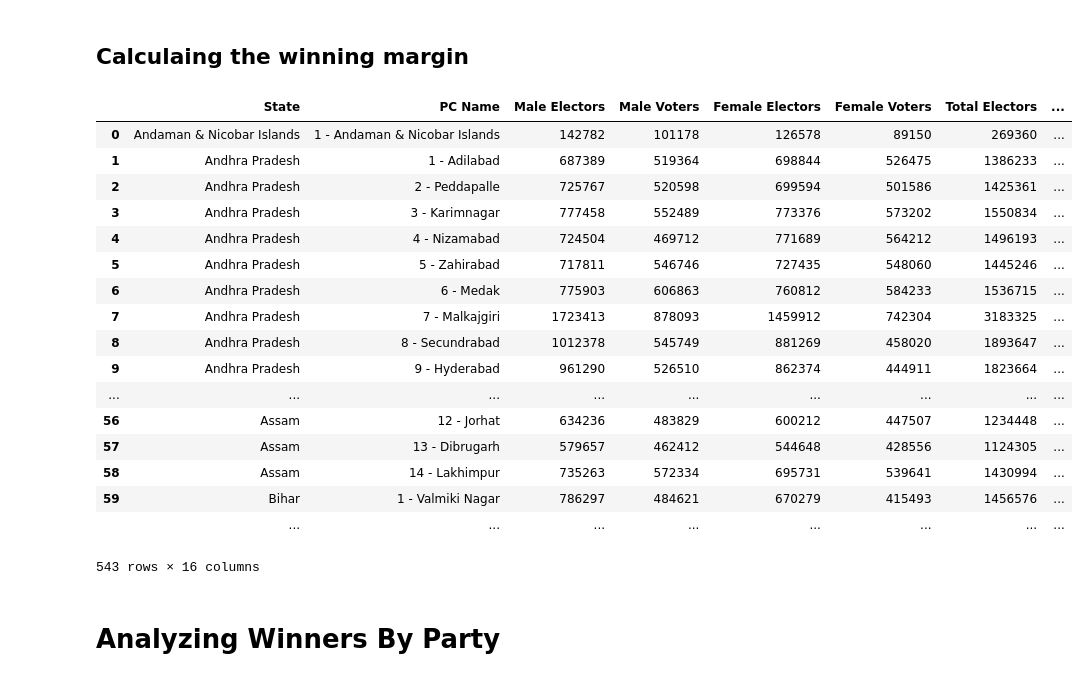
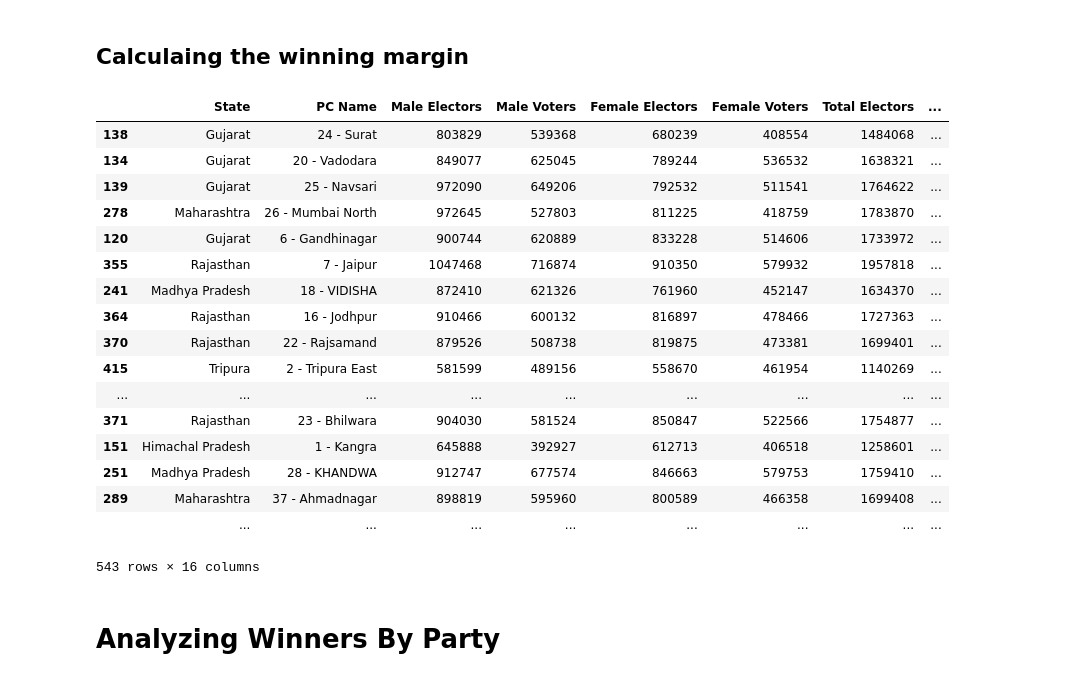
Before and after one commit to TwistedHardware/mltutorial, a Jupyter notebook: notebooks/IPython-Tutorial/Indian General Elections 2014.ipynb, the cells around one changed output. Drawn from its saved outputs; the diff is of its cells as text; code cells hidden in the pictures.

```diff
--- a/notebooks/IPython-Tutorial/Indian General Elections 2014.ipynb
+++ b/notebooks/IPython-Tutorial/Indian General Elections 2014.ipynb
@@ -275,12 +276,3 @@ winners
 543 rows × 7 columns
 # %% [markdown]
 ## Loading the results to the origianl Data Frame
-# %%
-csv_data["Candidate Name"] = winners["Candidate Name"].values
-csv_data["Party Abbreviation"] = winners["Party Abbreviation"].values
-csv_data["Party Name"] = winners["Party Name"].values
-csv_data["Total Votes Polled"] = winners["Total Votes Polled"].values
-csv_data
-
-#for counter in range(len(winners)):
-#    csv_data[csv_data["State"]==winners["csv_data"]]["Candidate Name"]
@@ -332,24 +305,24 @@ csv_data
 ## Calculaing the winning margin
 # %%
 csv_data["Winner Percentage"] = csv_data["Total Votes Polled"] / csv_data["Total Voters"]
-csv_data
+csv_data.sort("Winner Percentage", ascending=False)
 # %% [output]
 |  | State | PC Name | Male Electors | Male Voters | Female Electors | Female Voters | Total Electors | ... |
-| 0 | Andaman & Nicobar Islands | 1 - Andaman & Nicobar Islands | 142782 | 101178 | 126578 | 89150 | 269360 | ... |
-| 1 | Andhra Pradesh | 1 - Adilabad | 687389 | 519364 | 698844 | 526475 | 1386233 | ... |
-| 2 | Andhra Pradesh | 2 - Peddapalle | 725767 | 520598 | 699594 | 501586 | 1425361 | ... |
-| 3 | Andhra Pradesh | 3 - Karimnagar | 777458 | 552489 | 773376 | 573202 | 1550834 | ... |
-| 4 | Andhra Pradesh | 4 - Nizamabad | 724504 | 469712 | 771689 | 564212 | 1496193 | ... |
-| 5 | Andhra Pradesh | 5 - Zahirabad | 717811 | 546746 | 727435 | 548060 | 1445246 | ... |
-| 6 | Andhra Pradesh | 6 - Medak | 775903 | 606863 | 760812 | 584233 | 1536715 | ... |
-| 7 | Andhra Pradesh | 7 - Malkajgiri | 1723413 | 878093 | 1459912 | 742304 | 3183325 | ... |
-| 8 | Andhra Pradesh | 8 - Secundrabad | 1012378 | 545749 | 881269 | 458020 | 1893647 | ... |
-| 9 | Andhra Pradesh | 9 - Hyderabad | 961290 | 526510 | 862374 | 444911 | 1823664 | ... |
+| 138 | Gujarat | 24 - Surat | 803829 | 539368 | 680239 | 408554 | 1484068 | ... |
+| 134 | Gujarat | 20 - Vadodara | 849077 | 625045 | 789244 | 536532 | 1638321 | ... |
+| 139 | Gujarat | 25 - Navsari | 972090 | 649206 | 792532 | 511541 | 1764622 | ... |
+| 278 | Maharashtra | 26 - Mumbai North | 972645 | 527803 | 811225 | 418759 | 1783870 | ... |
+| 120 | Gujarat | 6 - Gandhinagar | 900744 | 620889 | 833228 | 514606 | 1733972 | ... |
+| 355 | Rajasthan | 7 - Jaipur | 1047468 | 716874 | 910350 | 579932 | 1957818 | ... |
+| 241 | Madhya Pradesh | 18 - VIDISHA | 872410 | 621326 | 761960 | 452147 | 1634370 | ... |
+| 364 | Rajasthan | 16 - Jodhpur | 910466 | 600132 | 816897 | 478466 | 1727363 | ... |
+| 370 | Rajasthan | 22 - Rajsamand | 879526 | 508738 | 819875 | 473381 | 1699401 | ... |
+| 415 | Tripura | 2 - Tripura East | 581599 | 489156 | 558670 | 461954 | 1140269 | ... |
 | ... | ... | ... | ... | ... | ... | ... | ... | ... |
-| 56 | Assam | 12 - Jorhat | 634236 | 483829 | 600212 | 447507 | 1234448 | ... |
-| 57 | Assam | 13 - Dibrugarh | 579657 | 462412 | 544648 | 428556 | 1124305 | ... |
-| 58 | Assam | 14 - Lakhimpur | 735263 | 572334 | 695731 | 539641 | 1430994 | ... |
-| 59 | Bihar | 1 - Valmiki Nagar | 786297 | 484621 | 670279 | 415493 | 1456576 | ... |
+| 371 | Rajasthan | 23 - Bhilwara | 904030 | 581524 | 850847 | 522566 | 1754877 | ... |
+| 151 | Himachal Pradesh | 1 - Kangra | 645888 | 392927 | 612713 | 406518 | 1258601 | ... |
+| 251 | Madhya Pradesh | 28 - KHANDWA | 912747 | 677574 | 846663 | 579753 | 1759410 | ... |
+| 289 | Maharashtra | 37 - Ahmadnagar | 898819 | 595960 | 800589 | 466358 | 1699408 | ... |
 |  | ... | ... | ... | ... | ... | ... | ... | ... |
 543 rows × 16 columns
 # %% [markdown]
```
Also changed, not shown: parts of 20 cells of this notebook.
